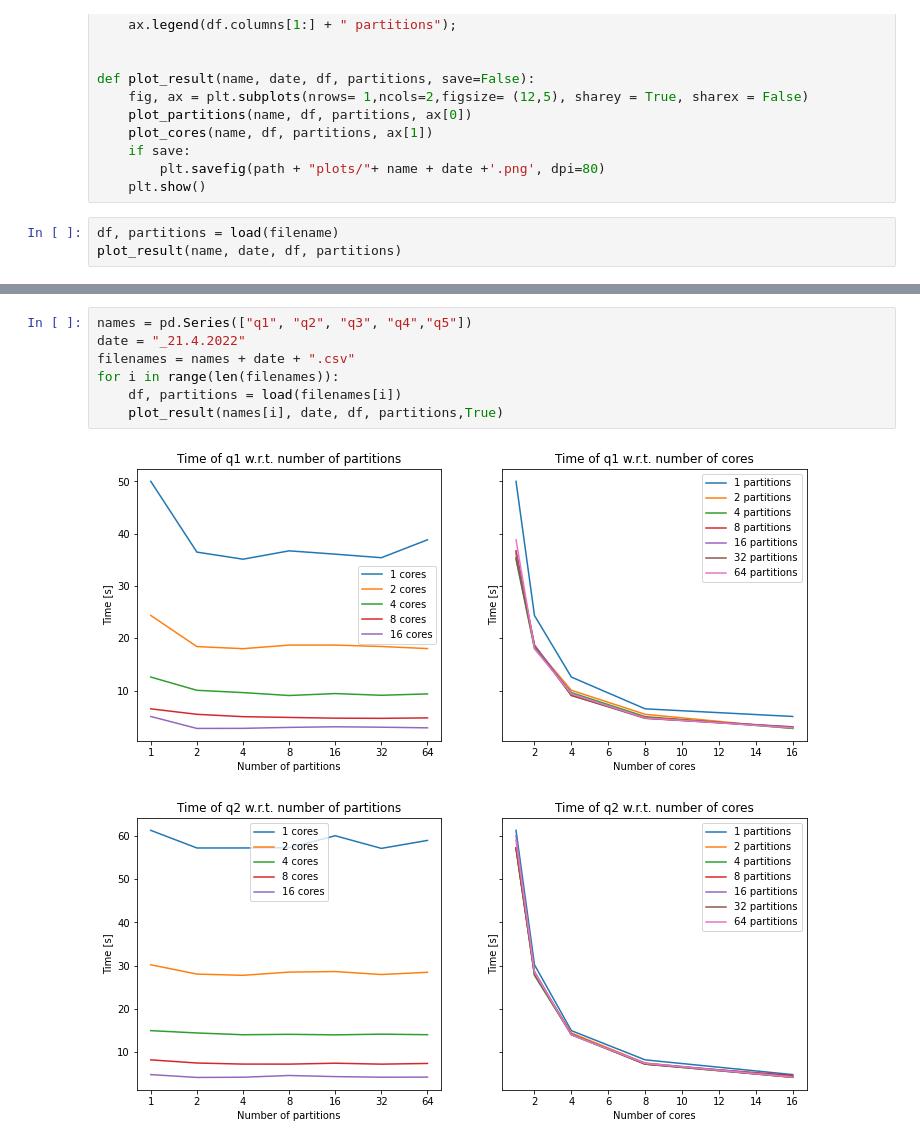
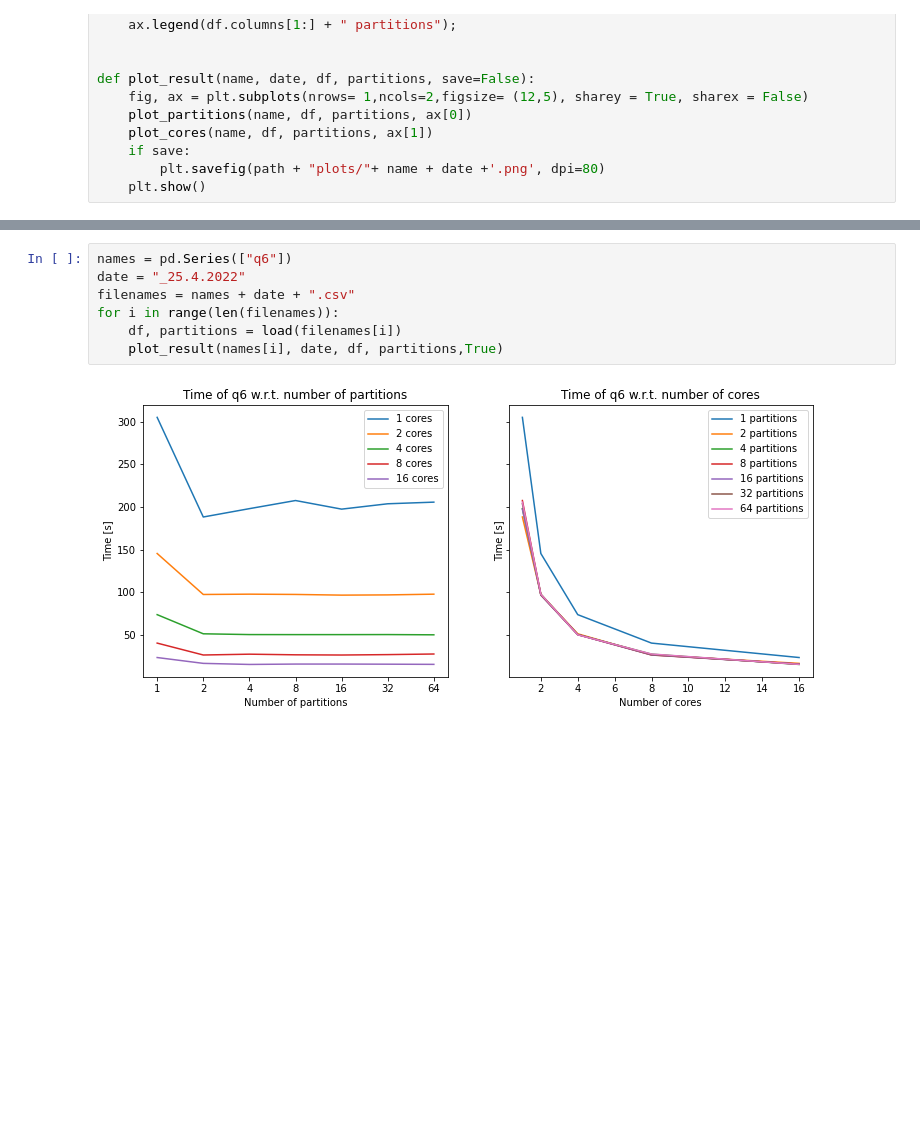
Before and after one commit to jonreymond/query-scheduler-decision-tree, a Jupyter notebook: src/main/visualization/visualization.ipynb, the cells around one changed output, grey strips where cells are left out. Saved outputs shown, nothing was run; the diff lists cells and outputs as text; blank space fills up the shorter version.

```diff
--- a/src/main/visualization/visualization.ipynb
+++ b/src/main/visualization/visualization.ipynb
@@ -50,6 +50,3 @@ def plot_result(name, date, df, partitions, save=False):
     if save:
         plt.savefig(path + "plots/"+ name + date +'.png', dpi=80)
     plt.show()
-# %%
-df, partitions = load(filename)
-plot_result(name, date, df, partitions)
@@ -58,10 +53,9 @@ plot_result(name, date, df, partitions)
 # %%
-names = pd.Series(["q1", "q2", "q3", "q4","q5"])
-date = "_21.4.2022"
+names = pd.Series(["q6"])
+date = "_25.4.2022"
 filenames = names + date + ".csv"
 for i in range(len(filenames)):
     df, partitions = load(filenames[i])
     plot_result(names[i], date, df, partitions,True)
 # %% [output]
-[figure, old version]
+[figure, new version]
-[figure, removed]
```
Also changed, not shown: parts of 2 cells of this notebook, 2 other files.
